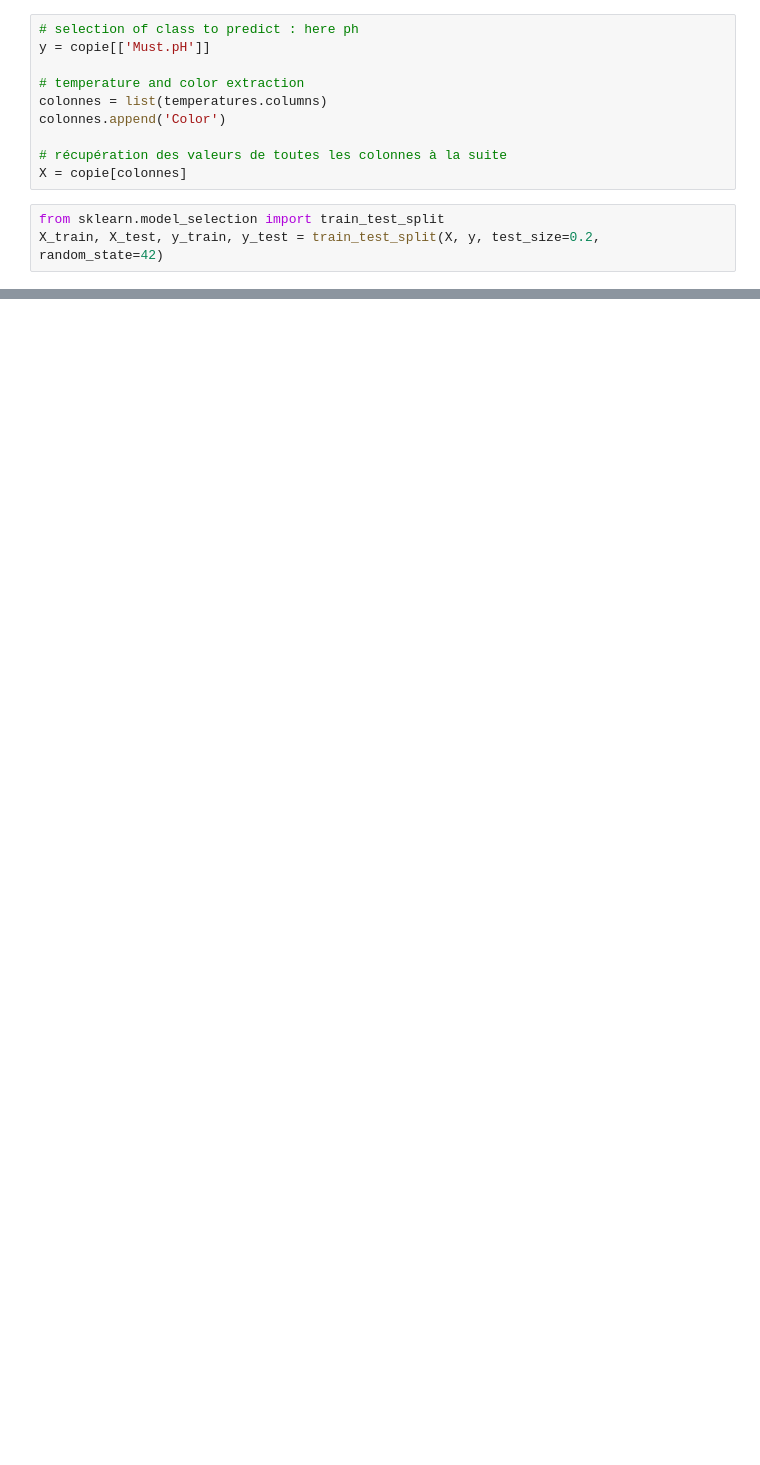
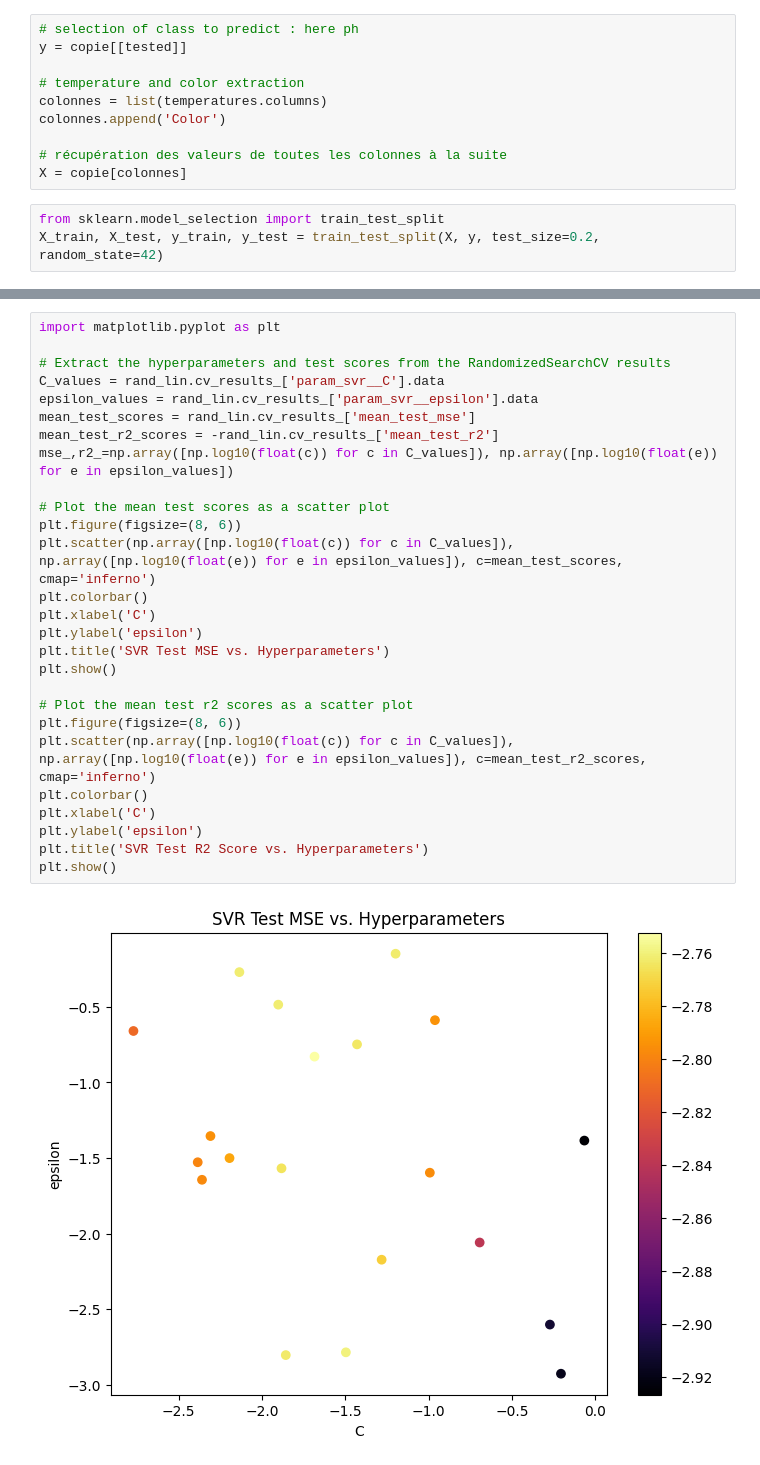
Before and after one commit to ameliemelo/projet_wine, a Jupyter notebook: all_col_standard_scaled.ipynb, the cells around one changed output, grey strips where cells are left out. Saved outputs shown, nothing was run; the diff lists cells and outputs as text; blank space fills up the shorter version.

```diff
--- a/all_col_standard_scaled.ipynb
+++ b/all_col_standard_scaled.ipynb
@@ -164,7 +168,7 @@ copie.dropna(subset = columns, inplace=True)
 copie.reset_index(drop=True, inplace=True)
 # %%
 # selection of class to predict : here ph
-y = copie[['Must.pH']]
+y = copie[[tested]]
 
 # temperature and color extraction
 colonnes = list(temperatures.columns)
@@ -355,0 +274,29 @@ ValueError: The samples x and y must have the same length.
+# %%
+import matplotlib.pyplot as plt
+
+# Extract the hyperparameters and test scores from the RandomizedSearchCV results
+C_values = rand_lin.cv_results_['param_svr__C'].data
+epsilon_values = rand_lin.cv_results_['param_svr__epsilon'].data
+mean_test_scores = rand_lin.cv_results_['mean_test_mse']
+mean_test_r2_scores = -rand_lin.cv_results_['mean_test_r2']
+mse_,r2_=np.array([np.log10(float(c)) for c in C_values]), np.array([np.log10(float(e)) for e in epsilon_values])
+
+# Plot the mean test scores as a scatter plot
+plt.figure(figsize=(8, 6))
+plt.scatter(np.array([np.log10(float(c)) for c in C_values]), np.array([np.log10(float(e)) for e in epsilon_values]), c=mean_test_scores, cmap='inferno')
+plt.colorbar()
+plt.xlabel('C')
+plt.ylabel('epsilon')
+plt.title('SVR Test MSE vs. Hyperparameters')
+plt.show()
+
+# Plot the mean test r2 scores as a scatter plot
+plt.figure(figsize=(8, 6))
+plt.scatter(np.array([np.log10(float(c)) for c in C_values]), np.array([np.log10(float(e)) for e in epsilon_values]), c=mean_test_r2_scores, cmap='inferno')
+plt.colorbar()
+plt.xlabel('C')
+plt.ylabel('epsilon')
+plt.title('SVR Test R2 Score vs. Hyperparameters')
+plt.show()
+# %% [output]
+[figure, added]
```
Also changed, not shown: parts of 34 cells of this notebook.
